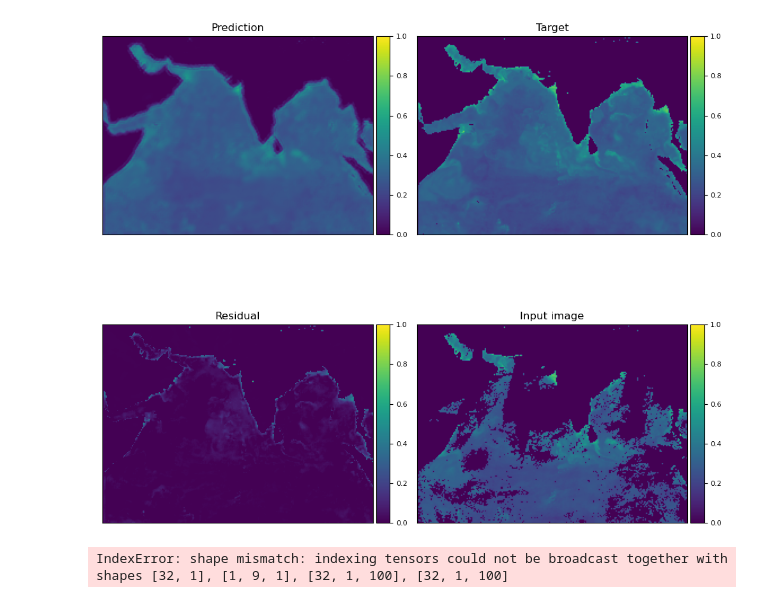
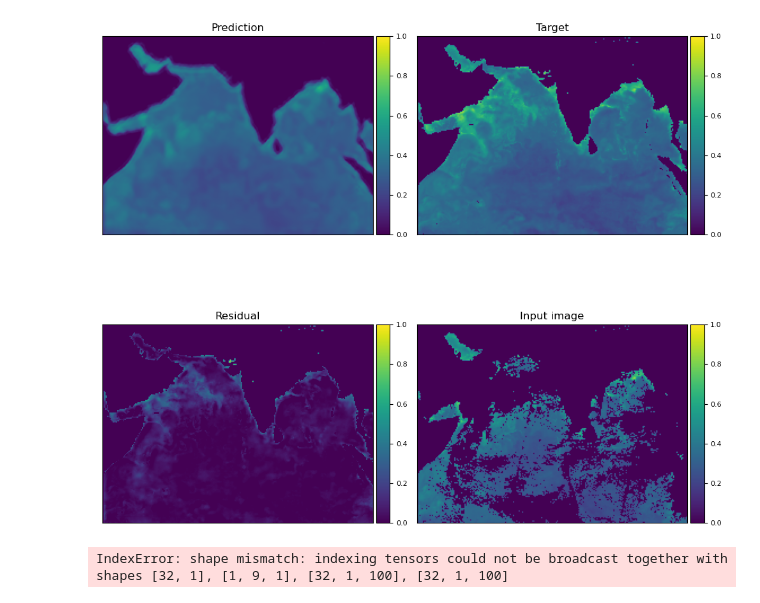
Before and after one commit to ocean-satellite-tools/mind-the-chl-gap-2024, a Jupyter notebook: notebooks/CHL_PINN.ipynb, the cells around one changed output. Cells and saved outputs as stored; diff of their text form; code cells hidden in the pictures.

```diff
--- a/notebooks/CHL_PINN.ipynb
+++ b/notebooks/CHL_PINN.ipynb
@@ -23,7 +21,7 @@ import matplotlib.pyplot as plt
 # %%
 data_dir = "../data/"
 
-time_start = "2018-01-01"
+time_start = "2017-01-01"
 time_end = "2022-12-31"
 
 zarr_ds = load_data(data_dir, time_start=time_start, time_end=time_end)
@@ -120,6 +124,18 @@ def validate(model, criterion, val_loader, device, lambda_phys=0.1):
     return total_loss / len(val_loader), physics_loss / len(val_loader)
 
 
+from src.plotting_utils import plot_output
+
+
+def get_output(model, x):
+    model.eval()
+    with torch.no_grad():
+        inputs = x.to(device)
+        outputs = model(inputs).squeeze().cpu().numpy()
+
+    return outputs
+
+
 def train(
     model,
     optimizer,
@@ -130,8 +146,11 @@ def train(
     num_epochs=100,
     scheduler=None,
     lambda_physics=0.1,
+    show_every=10,
+    plot_every=False,
 ):
     model.train()
+    my_x, my_y = next(iter(val_loader))
     train_losses, val_losses = [], []
     for epoch in range(num_epochs):
         train_loss, phys_loss = train_epoch(
@@ -147,10 +166,15 @@ def train(
         )
         train_losses.append(train_loss)
         val_losses.append(val_loss)
-        train_loss_mn = np.mean(train_loss)
-        print(
-            f"Epoch {epoch+1}/{num_epochs}, Train Loss: {train_loss_mn:.4f}, Val Loss: {val_loss:.4f}, Val phys. Loss: {val_phys:.4f}"
-        )
+        if (epoch + 1) % show_every == 0:
+
+            train_loss_mn = np.mean(train_loss)
+            print(
+                f"Epoch {epoch+1}/{num_epochs}, Train Loss: {train_loss_mn:.4f}, Val Loss: {val_loss:.4f}, Val phys. Loss: {val_phys:.4f}"
+            )
+            if plot_every:
+                output = get_output(model, my_x)
+                plot_output(output, my_x, my_y, batch_ind=0, figsize=(10, 10))
 
         if scheduler is not None:
             scheduler.step(val_loss)
@@ -174,7 +198,12 @@ from torch.optim.lr_scheduler import ReduceLROnPlateau
 # %%
+from torch.optim.lr_scheduler import ReduceLROnPlateau
+
+torch.manual_seed(0)
+
 model = ConvChlorophyllPINN(input_channels=9).to(device)
+model.compile()
 opt = torch.optim.Adam(model.parameters(), lr=1e-4)
 criterion = nn.SmoothL1Loss()
-scheduler = ReduceLROnPlateau(opt, mode="min", factor=0.5, patience=2, verbose=True)
-lambda_phys = 0.5
+scheduler = ReduceLROnPlateau(opt, mode="min", factor=0.8, patience=5)
+lambda_phys = 0.1
 # %%
@@ -192,0 +252,4 @@ train_losses, test_losses = train(
+# %%
+x, y = next(iter(test_loader))
+output = get_output(model, x)
+plot_output_grid(x, y, output, 1, 2, figsize=(8, 8))
@@ -205,9 +283,9 @@ def get_output(model, x):
 x, y = next(iter(test_loader))
 outputs = get_output(model, x)
 # %%
-plot_output(outputs, x, y, batch_ind=10, figsize=(10, 10))
+plot_output(outputs, x, y, batch_ind=0, figsize=(10, 10))
 # %% [output]
-[figure, old version]
+[figure, new version]
 # %%
 def sample_sensors(features, num_sensors, seed=None):
     """
```
Also changed, not shown: parts of 15 cells of this notebook, 26 other files.
